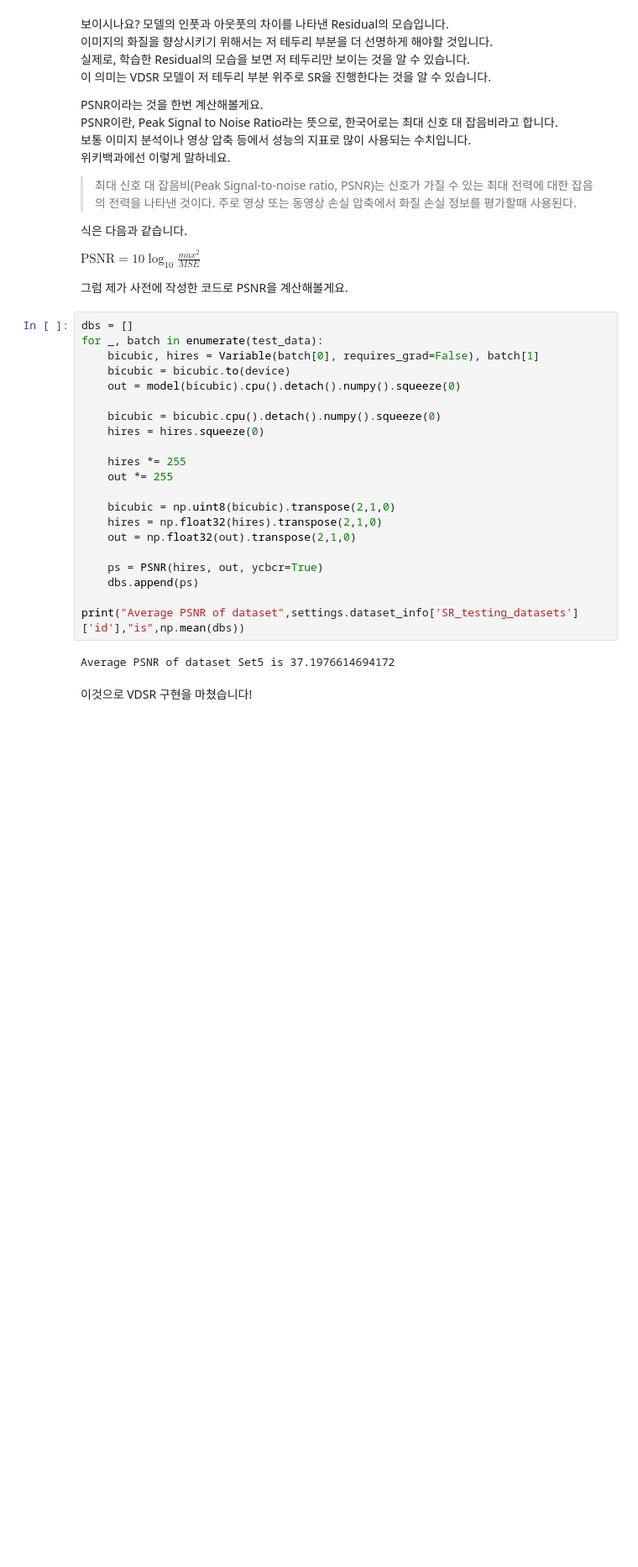
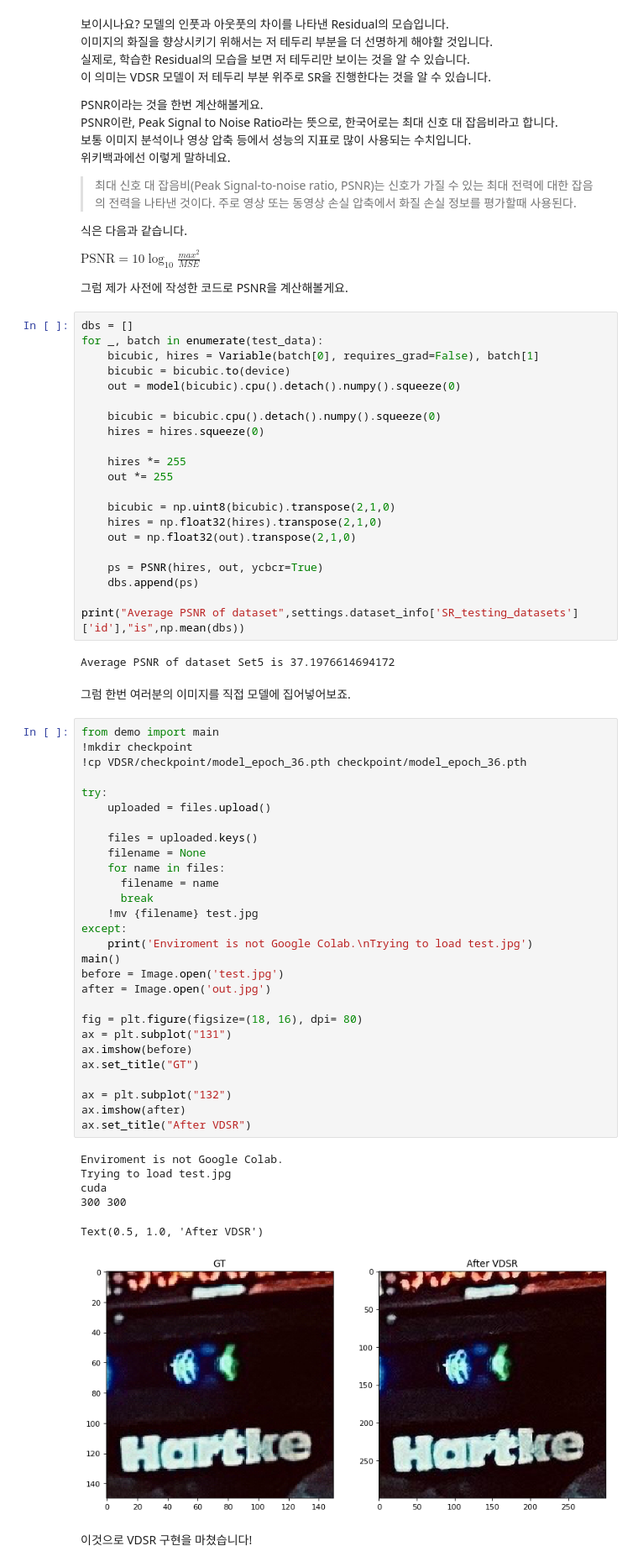
Before and after one commit to HanyangTechAI/CV_2020, a Jupyter notebook: lab02_Super_Resolution_with_Deep_Learning/2. VDSR Implementation.ipynb, the cells around one changed output. Shown at 84% size. Saved outputs shown, nothing was run; the diff lists cells and outputs as text; blank space fills up the shorter version.

```diff
--- a/lab02_Super_Resolution_with_Deep_Learning/2. VDSR Implementation.ipynb
+++ b/lab02_Super_Resolution_with_Deep_Learning/2. VDSR Implementation.ipynb
@@ -246,5 +259,42 @@ for _, batch in enumerate(test_data):
 print("Average PSNR of dataset",settings.dataset_info['SR_testing_datasets']['id'],"is",np.mean(dbs))
 # %% [output]
 Average PSNR of dataset Set5 is 37.1976614694172
+# %% [markdown]
+그럼 한번 여러분의 이미지를 직접 모델에 집어넣어보죠.
+# %%
+from demo import main
+!mkdir checkpoint
+!cp VDSR/checkpoint/model_epoch_36.pth checkpoint/model_epoch_36.pth
+
+try:
+    uploaded = files.upload()
+
+    files = uploaded.keys()
+    filename = None
+    for name in files:
+      filename = name
+      break
+    !mv {filename} test.jpg
+except:
+    print('Enviroment is not Google Colab.\nTrying to load test.jpg')
+main()
+before = Image.open('test.jpg')
+after = Image.open('out.jpg')
+
+fig = plt.figure(figsize=(18, 16), dpi= 80)
+ax = plt.subplot("131")
+ax.imshow(before)
+ax.set_title("GT")
+
+ax = plt.subplot("132")
+ax.imshow(after)
+ax.set_title("After VDSR")
+# %% [output]
+Enviroment is not Google Colab.
+Trying to load test.jpg
+cuda
+300 300
+Text(0.5, 1.0, 'After VDSR')
+[figure, added]
 # %% [markdown]
 이것으로 VDSR 구현을 마쳤습니다!
```
Also changed, not shown: parts of 3 cells of this notebook, 18 other files.
